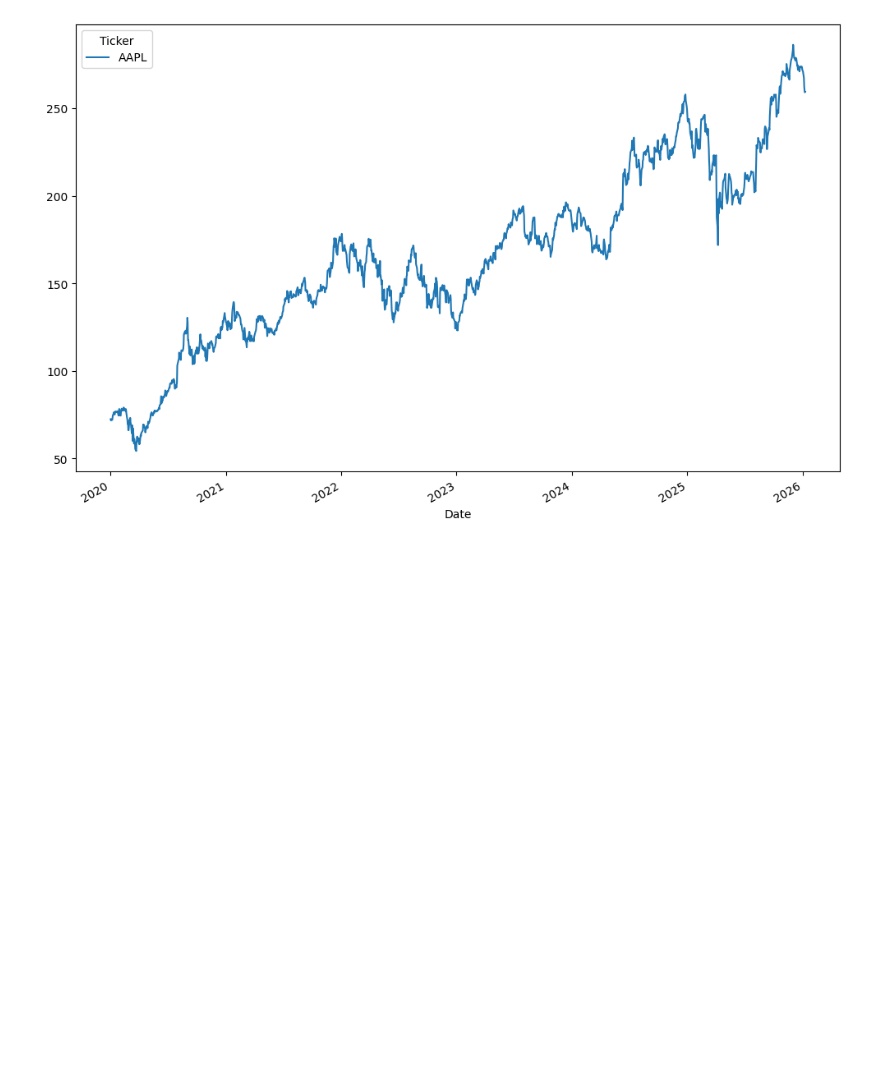
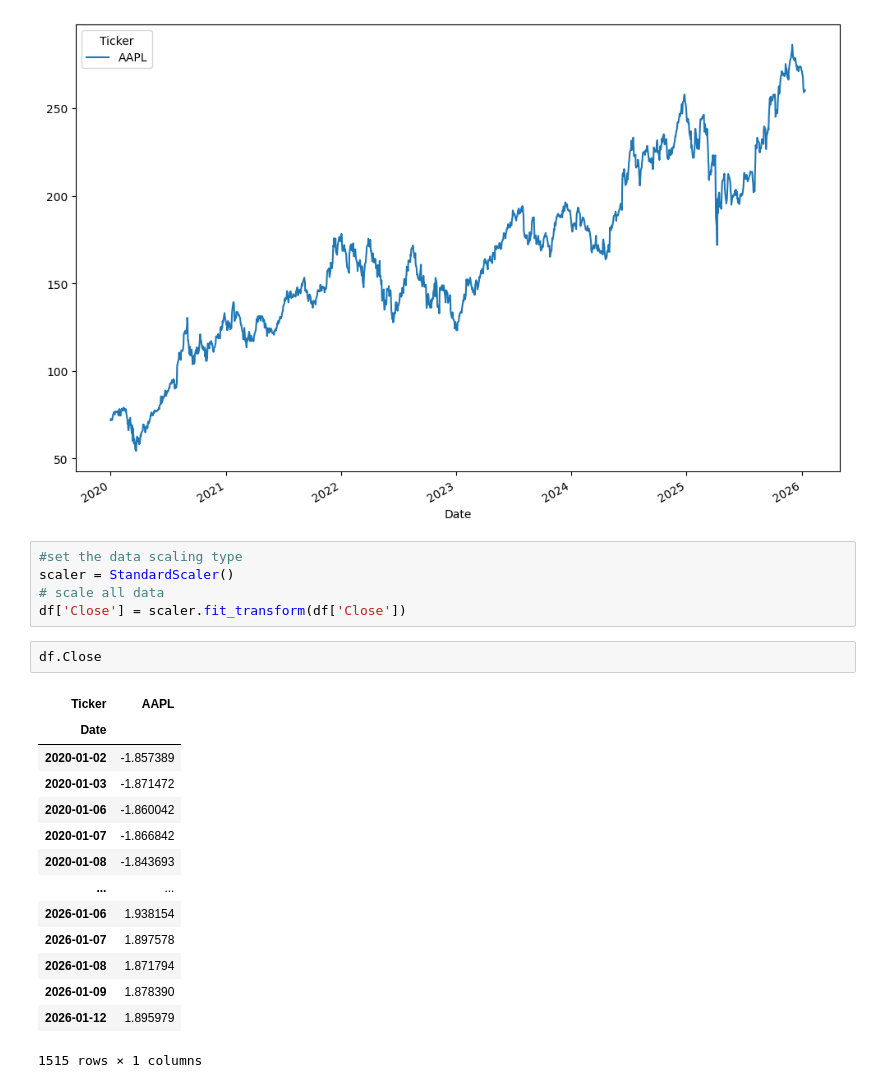
Before and after one commit to UnamedEntity/Stock-Trading-Applications, a Jupyter notebook: Main.ipynb, the cells around one changed output. Drawn from its saved outputs; the diff is of its cells as text; blank space fills up the shorter version.

```diff
--- a/Main.ipynb
+++ b/Main.ipynb
@@ -27,3 +30,25 @@ df.Close.plot(figsize=(12, 8))
 # %% [output]
 <Axes: xlabel='Date'>
 [figure]
+# %%
+#set the data scaling type
+scaler = StandardScaler()
+# scale all data
+df['Close'] = scaler.fit_transform(df['Close'])
+# %%
+df.Close
+# %% [output]
+| Ticker | AAPL |
+| Date |  |
+| 2020-01-02 | -1.857389 |
+| 2020-01-03 | -1.871472 |
+| 2020-01-06 | -1.860042 |
+| 2020-01-07 | -1.866842 |
+| 2020-01-08 | -1.843693 |
+| ... | ... |
+| 2026-01-06 | 1.938154 |
+| 2026-01-07 | 1.897578 |
+| 2026-01-08 | 1.871794 |
+| 2026-01-09 | 1.878390 |
+| 2026-01-12 | 1.895979 |
+1515 rows × 1 columns
```
Also changed, not shown: parts of 5 cells of this notebook.
